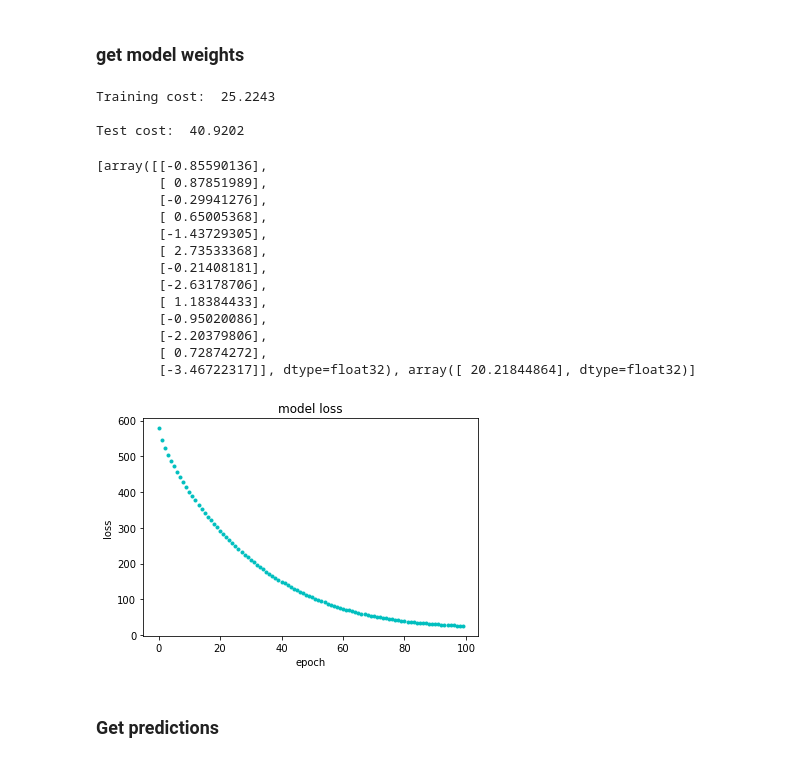
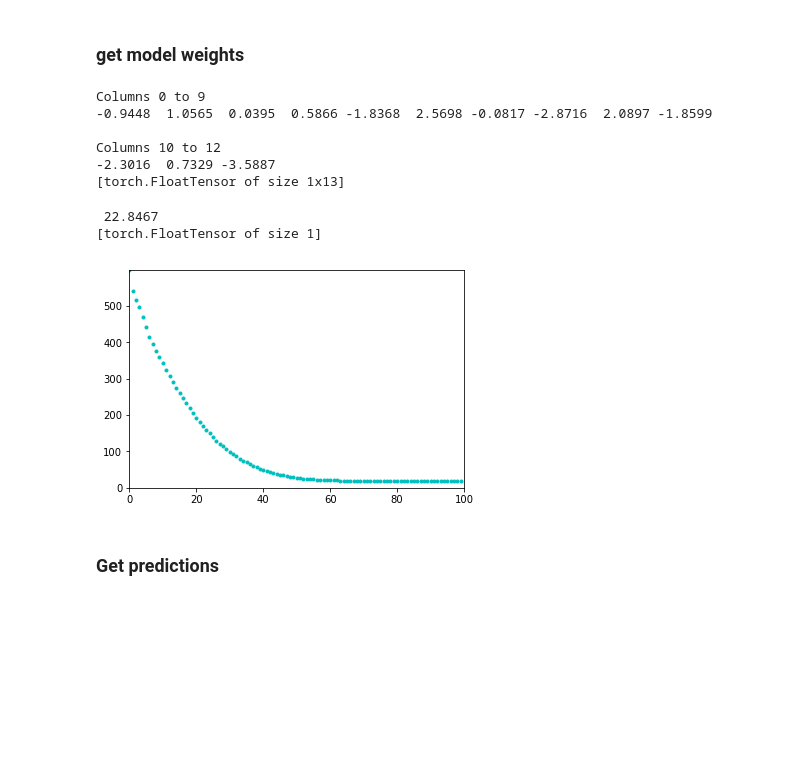
Before and after one commit to skeydan/deeplearning_course, a Jupyter notebook: linear_regression_pytorch.ipynb, the cells around one changed output. Cells and saved outputs as stored; diff of their text form; code cells hidden in the pictures; blank space fills up the shorter version.

```diff
--- a/linear_regression_pytorch.ipynb
+++ b/linear_regression_pytorch.ipynb
@@ -88,0 +67,21 @@ Epoch 100/100
+# %%
+for epoch in range(num_epochs):
+
+  # Forward pass
+  y_pred = model(X_train)
+  loss_var = loss_fn(y_pred, y_train)
+  loss = loss_var.data[0]
+
+  train_costs[0].append(epoch)
+  train_costs[1].append(loss)
+  if epoch % print_step == 0:
+    print("Epoch:", '%04d' % (epoch), "loss =", "{:.4f}".format(loss))
+
+  # zero the gradients
+  optimizer.zero_grad()
+
+  # Backward pass
+  loss_var.backward()
+
+  # Calling the step function on an Optimizer makes an update to its parameters
+  optimizer.step()
@@ -89,39 +101,25 @@ Epoch 100/100
 # %% [markdown]
 ### get model weights
-# %%
-train_score = model.evaluate(X_train, y_train)
-test_score = model.evaluate(X_test, y_test)
-
-print("\n\nTraining cost: ", "{:.4f}".format(train_score))
-print("\nTest cost: ", "{:.4f}".format(test_score))
-# %% [output]
-Training cost:  25.2243
-
-Test cost:  40.9202
-# %%
-model.get_weights()
-# %% [output]
-[array([[-0.85590136],
-        [ 0.87851989],
-        [-0.29941276],
-        [ 0.65005368],
-        [-1.43729305],
-        [ 2.73533368],
-        [-0.21408181],
-        [-2.63178706],
-        [ 1.18384433],
-        [-0.95020086],
-        [-2.20379806],
-        [ 0.72874272],
-        [-3.46722317]], dtype=float32), array([ 20.21844864], dtype=float32)]
-# %%
-plt.plot(history.history['loss'], 'c.')
-plt.title('model loss')
-plt.ylabel('loss')
-plt.xlabel('epoch')
-plt.show()
-# %% [output]
-[figure, removed]
+# %%
+model.weight.data
+# %% [output]
+Columns 0 to 9
+-0.9448  1.0565  0.0395  0.5866 -1.8368  2.5698 -0.0817 -2.8716  2.0897 -1.8599
+
+Columns 10 to 12
+-2.3016  0.7329 -3.5887
+[torch.FloatTensor of size 1x13]
+# %%
+model.bias.data
+# %% [output]
+ 22.8467
+[torch.FloatTensor of size 1]
+# %%
+plt.plot(train_costs[0], train_costs[1], 'c.')
+plt.axis([0, num_epochs, 0, max(train_costs[1])])
+plt.show()
+# %% [output]
+[figure, added]
 # %% [markdown]
 ### Get predictions
 # %%
```
Also changed, not shown: parts of 16 cells of this notebook, 5 other files.
